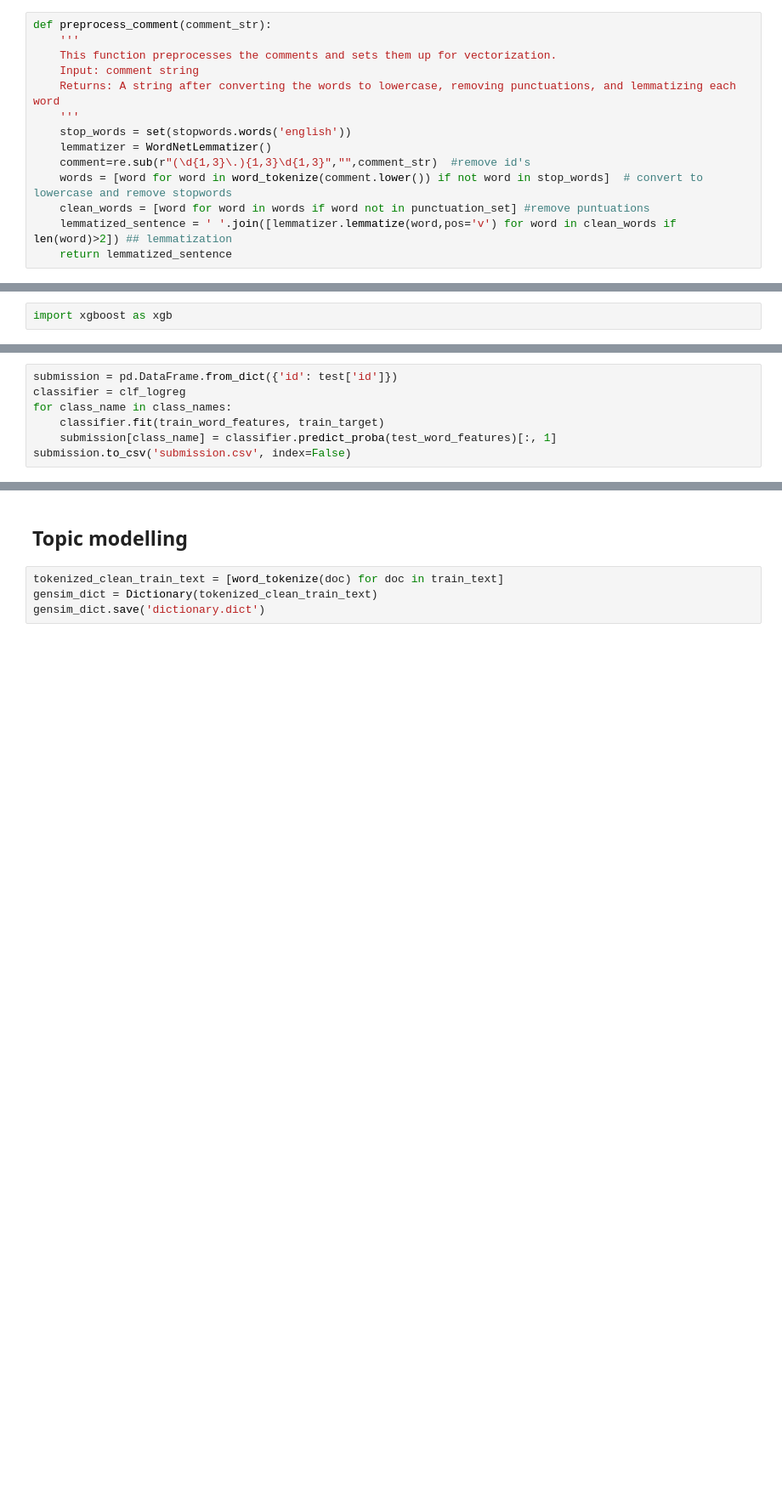
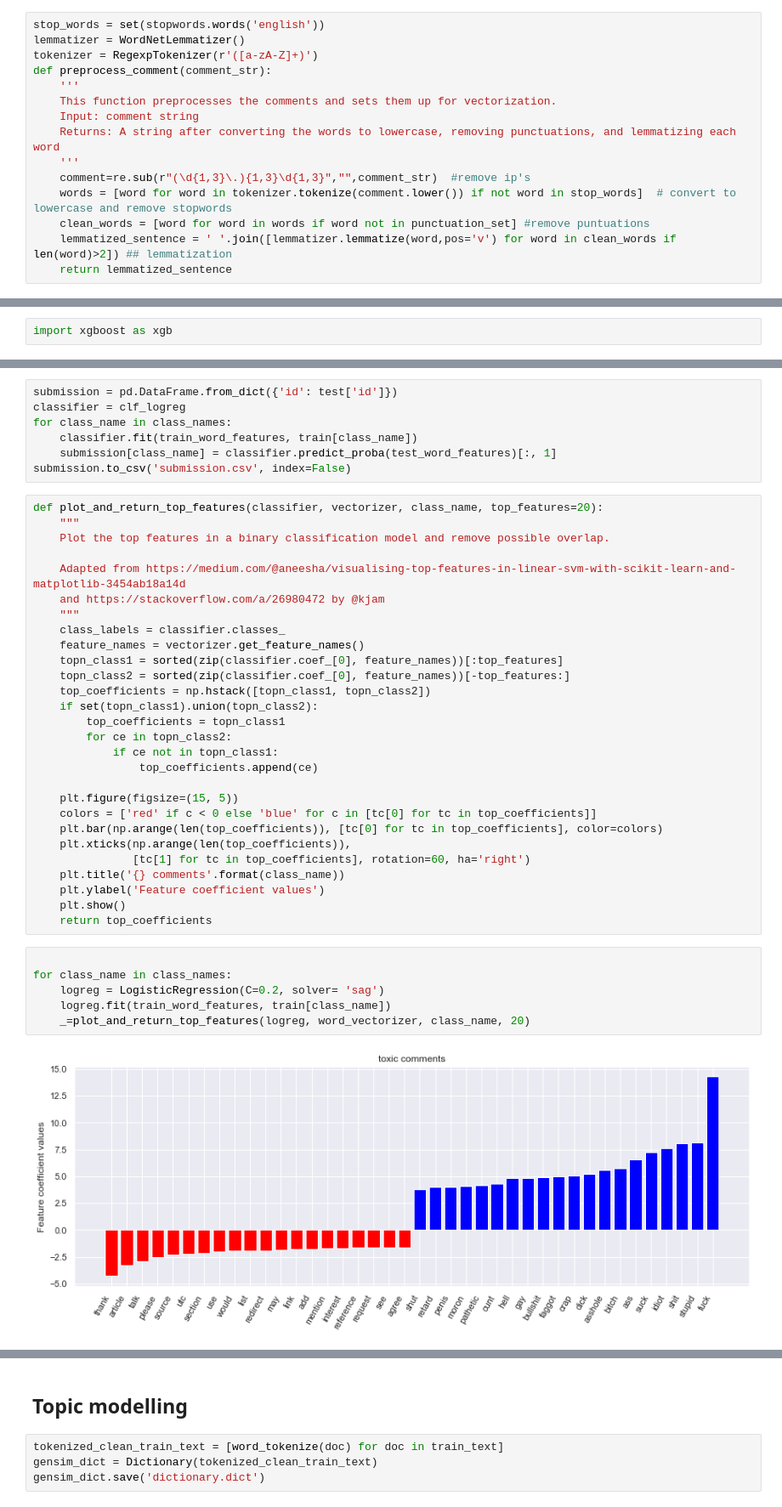
Before and after one commit to ThomasD96/NLP_Toxic_comment_classification, a Jupyter notebook: toxic_comment_classifier.ipynb, the cells around one changed output, grey strips where cells are left out. Shown at 85% size. Cells and saved outputs as stored; diff of their text form; blank space fills up the shorter version.

```diff
--- a/toxic_comment_classifier.ipynb
+++ b/toxic_comment_classifier.ipynb
@@ -189,16 +185,17 @@ test_text = test['comment_text']
 import string
 punctuation_set = set(string.punctuation)
 # %%
+stop_words = set(stopwords.words('english'))
+lemmatizer = WordNetLemmatizer()
+tokenizer = RegexpTokenizer(r'([a-zA-Z]+)')
 def preprocess_comment(comment_str):
     '''
     This function preprocesses the comments and sets them up for vectorization.
     Input: comment string
     Returns: A string after converting the words to lowercase, removing punctuations, and lemmatizing each word
     '''
-    stop_words = set(stopwords.words('english'))
-    lemmatizer = WordNetLemmatizer()
-    comment=re.sub(r"(\d{1,3}\.){1,3}\d{1,3}","",comment_str)  #remove id's
-    words = [word for word in word_tokenize(comment.lower()) if not word in stop_words]  # convert to lowercase and remove stopwords
+    comment=re.sub(r"(\d{1,3}\.){1,3}\d{1,3}","",comment_str)  #remove ip's
+    words = [word for word in tokenizer.tokenize(comment.lower()) if not word in stop_words]  # convert to lowercase and remove stopwords
     clean_words = [word for word in words if word not in punctuation_set] #remove puntuations
     lemmatized_sentence = ' '.join([lemmatizer.lemmatize(word,pos='v') for word in clean_words if len(word)>2]) ## lemmatization
     return lemmatized_sentence
@@ -331,6 +350,42 @@ cross_val(xgb_model)
 submission = pd.DataFrame.from_dict({'id': test['id']})
 classifier = clf_logreg
 for class_name in class_names:
-    classifier.fit(train_word_features, train_target)
+    classifier.fit(train_word_features, train[class_name])
     submission[class_name] = classifier.predict_proba(test_word_features)[:, 1]
 submission.to_csv('submission.csv', index=False)
+# %%
+def plot_and_return_top_features(classifier, vectorizer, class_name, top_features=20):
+    """
+    Plot the top features in a binary classification model and remove possible overlap.
+
+    Adapted from https://medium.com/@aneesha/visualising-top-features-in-linear-svm-with-scikit-learn-and-matplotlib-3454ab18a14d
+    and https://stackoverflow.com/a/26980472 by @kjam
+    """
+    class_labels = classifier.classes_
+    feature_names = vectorizer.get_feature_names()
+    topn_class1 = sorted(zip(classifier.coef_[0], feature_names))[:top_features]
+    topn_class2 = sorted(zip(classifier.coef_[0], feature_names))[-top_features:]
+    top_coefficients = np.hstack([topn_class1, topn_class2])
+    if set(topn_class1).union(topn_class2):
+        top_coefficients = topn_class1
+        for ce in topn_class2:
+            if ce not in topn_class1:
+                top_coefficients.append(ce)
+
+    plt.figure(figsize=(15, 5))
+    colors = ['red' if c < 0 else 'blue' for c in [tc[0] for tc in top_coefficients]]
+    plt.bar(np.arange(len(top_coefficients)), [tc[0] for tc in top_coefficients], color=colors)
+    plt.xticks(np.arange(len(top_coefficients)),
+               [tc[1] for tc in top_coefficients], rotation=60, ha='right')
+    plt.title('{} comments'.format(class_name))
+    plt.ylabel('Feature coefficient values')
+    plt.show()
+    return top_coefficients
+# %%
+
+for class_name in class_names:
+    logreg = LogisticRegression(C=0.2, solver= 'sag')
+    logreg.fit(train_word_features, train[class_name])
+    _=plot_and_return_top_features(logreg, word_vectorizer, class_name, 20)
+# %% [output]
+[figure, added]
```
Also changed, not shown: parts of 29 cells of this notebook, 1 other file.
